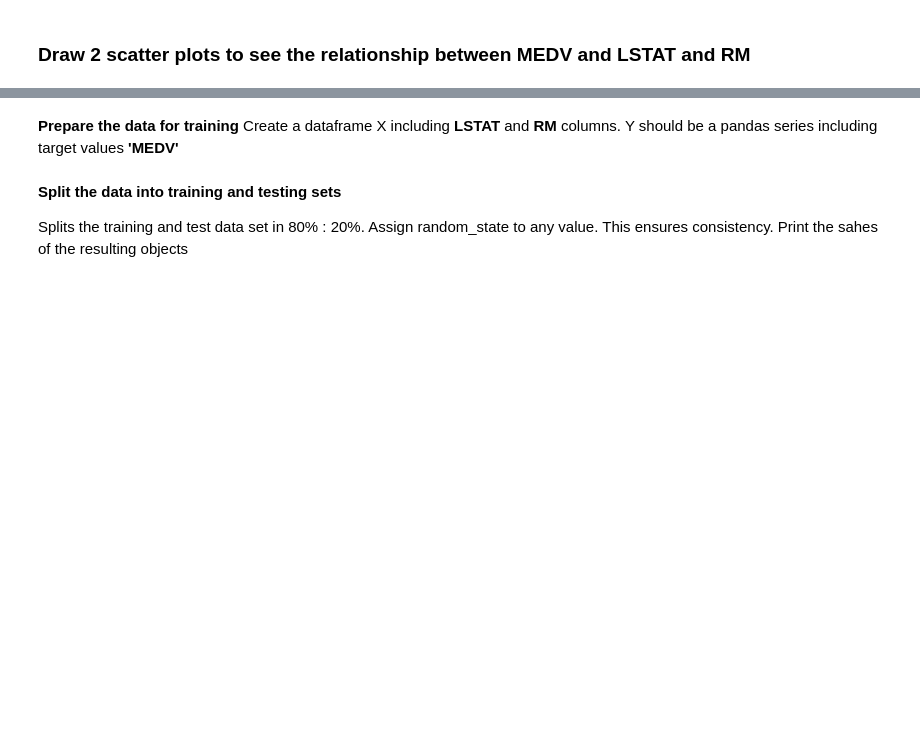
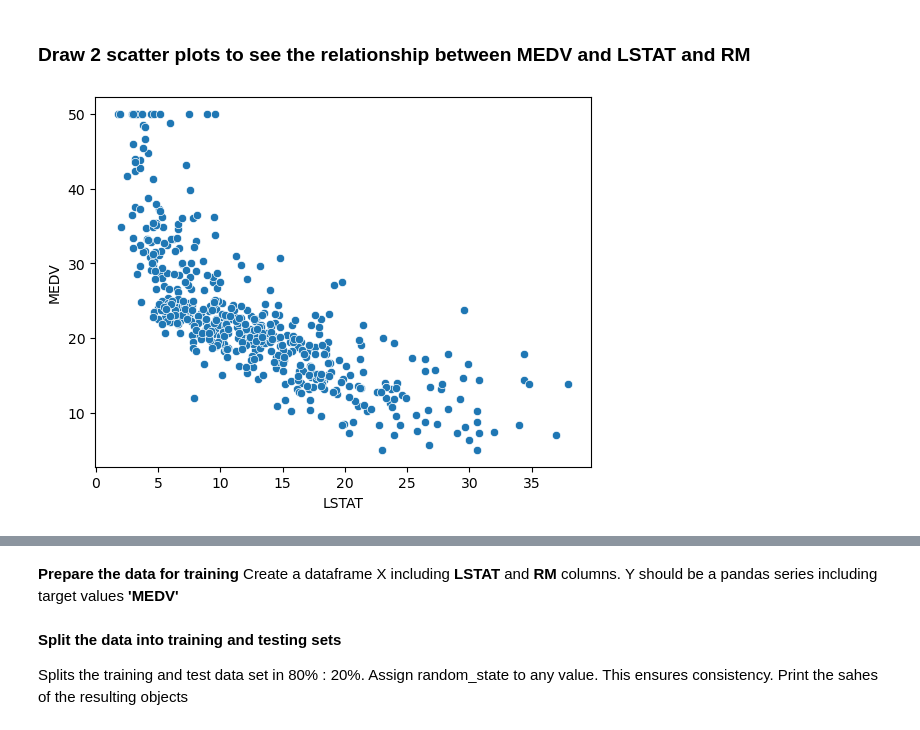
Before and after one commit to rafazamb/DS_PT_PR_SEP22, a Jupyter notebook: 03-Machine_Learning/01-Supervisado/01-Regresión Lineal/ejercicios/3 Polynomial_Regression.ipynb, the cells around one changed output, grey strips where cells are left out. Cells and saved outputs as stored; diff of their text form; code cells hidden in the pictures; blank space fills up the shorter version.

```diff
--- a/03-Machine_Learning/01-Supervisado/01-Regresión Lineal/ejercicios/3 Polynomial_Regression.ipynb
+++ b/03-Machine_Learning/01-Supervisado/01-Regresión Lineal/ejercicios/3 Polynomial_Regression.ipynb
@@ -61,2 +182,9 @@ Analyze the correlation matrix. Plot a heatmap
+# %%
+# Eliminamos variables con alta correlación para evitar la multicolinearidad
+df.drop(columns=['RAD'], inplace=True)
 # %% [markdown]
 ### Draw 2 scatter plots to see the relationship between **MEDV** and **LSTAT** and **RM**
+# %%
+sns.scatterplot(x=df['LSTAT'], y=df['MEDV']);
+# %% [output]
+[figure, added]
```
Also changed, not shown: parts of 26 cells of this notebook.
